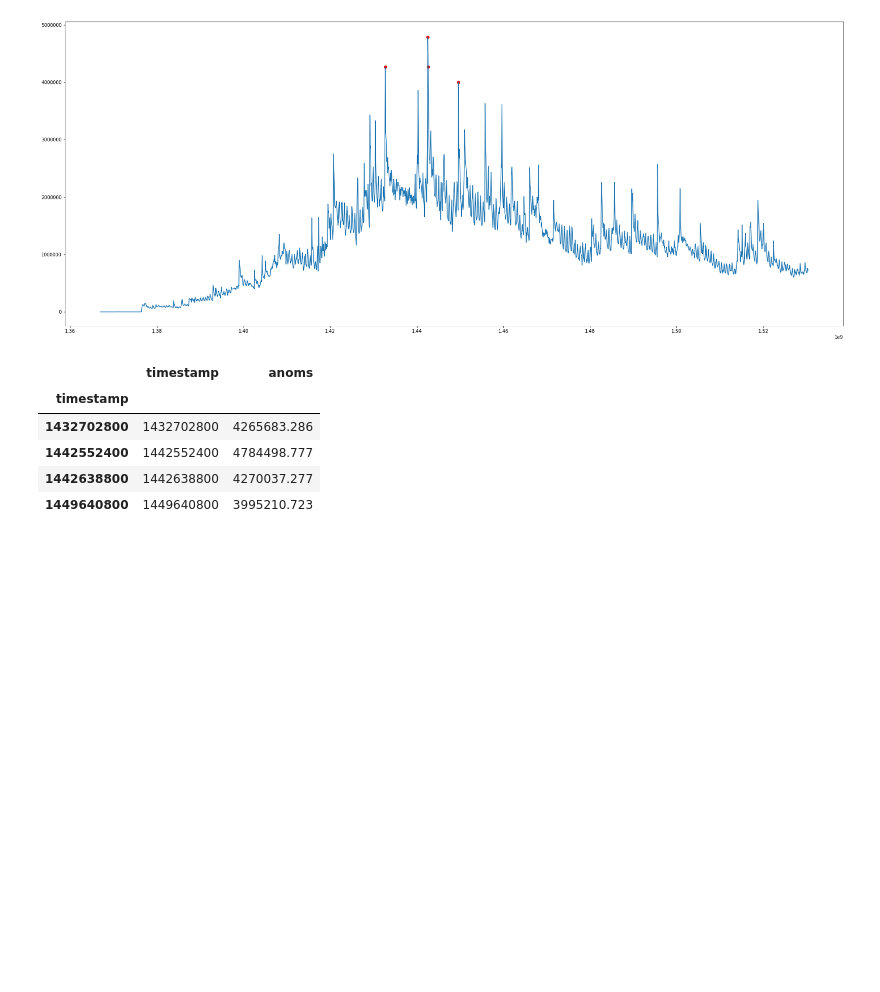
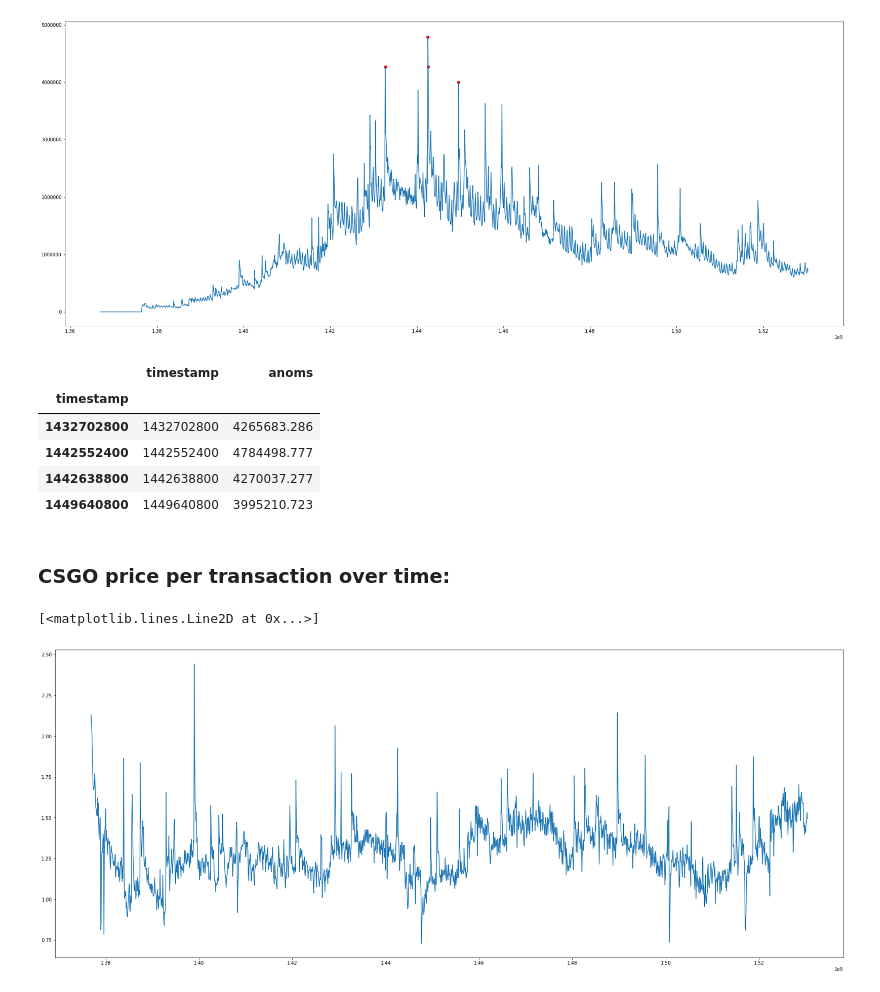
Before and after one commit to AkshayJ0shi/steam_anomaly_detection_capstone, a Jupyter notebook: economy_eda.ipynb, the cells around one changed output. Saved outputs shown, nothing was run; the diff lists cells and outputs as text; code cells hidden in the pictures; blank space fills up the shorter version.

Commit message:
added avg price per transaction graph

```diff
--- a/economy_eda.ipynb
+++ b/economy_eda.ipynb
@@ -151,3 +205,15 @@ model['anoms']
 | 1442552400 | 1442552400 | 4784498.777 |
 | 1442638800 | 1442638800 | 4270037.277 |
 | 1449640800 | 1449640800 | 3995210.723 |
+# %% [markdown]
+### CSGO price per transaction over time:
+# %%
+csgodf['approx_value'] = csgodf['median_sell_price'] * csgodf['quantity']
+# for each day I need to divide the sum(approx val) by sum(quant) to get $/transaction for that day
+csgo_plot = csgodf.groupby('date').agg({'approx_value':'sum', 'quantity':'sum'})
+# %%
+fig, ax = plt.subplots(figsize=(30, 12))
+ax.plot(csgo_plot.index[115:], (csgo_plot.approx_value.values/csgo_plot.quantity.values)[115:])
+# %% [output]
+[<matplotlib.lines.Line2D at 0x...>]
+[figure, added]
```
Also changed, not shown: parts of 15 cells of this notebook.
